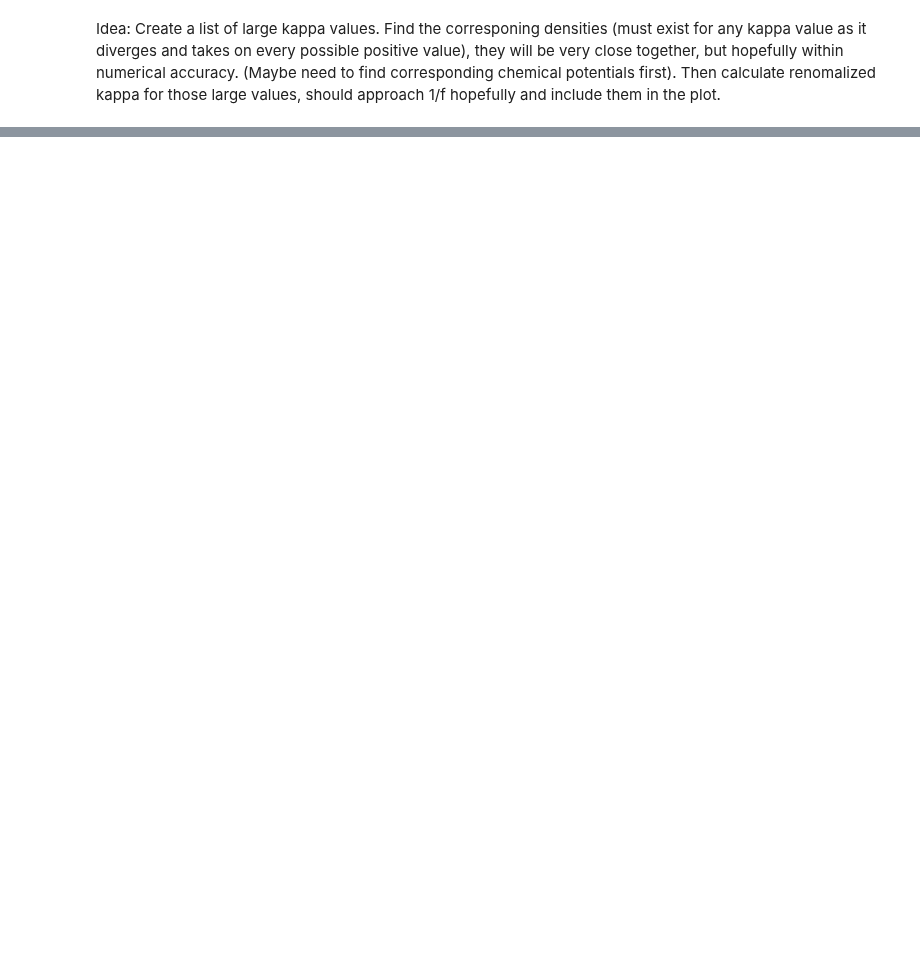
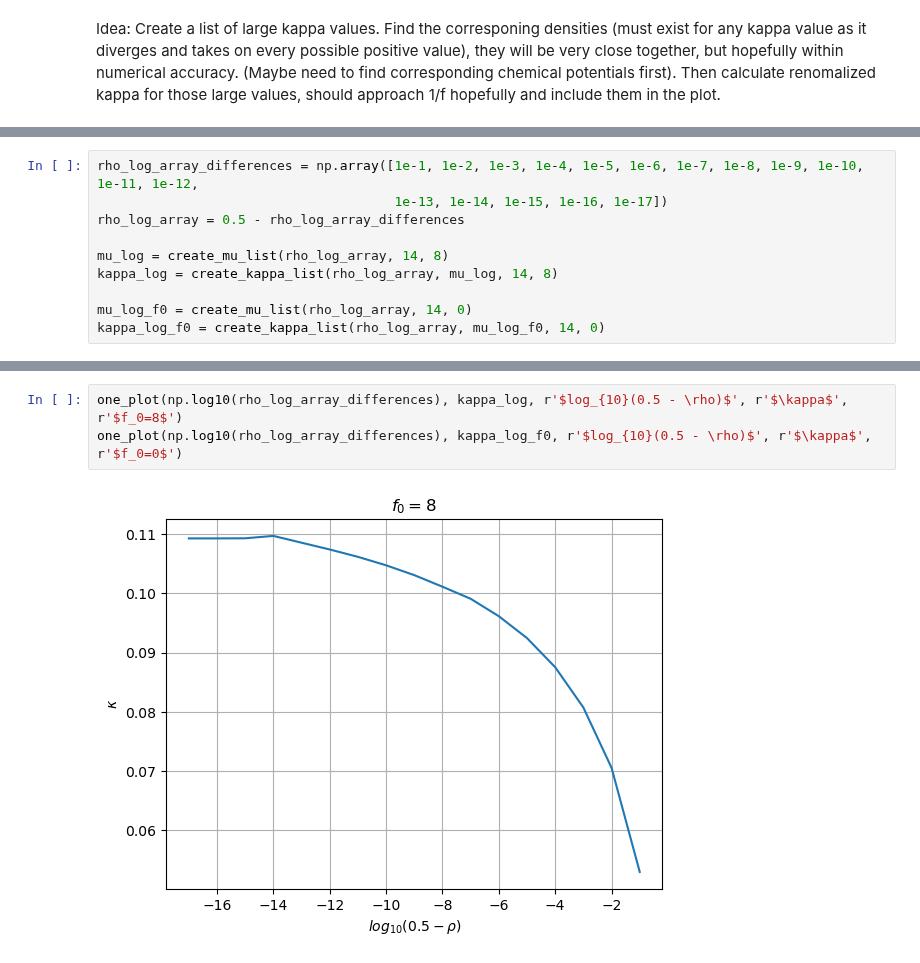
Before and after one commit to janjhch/bachelorthesis, a Jupyter notebook: meanfield/landau_f0_2d.ipynb, the cells around one changed output, grey strips where cells are left out. Drawn from its saved outputs; the diff is of its cells as text; blank space fills up the shorter version.

```diff
--- a/meanfield/landau_f0_2d.ipynb
+++ b/meanfield/landau_f0_2d.ipynb
@@ -249,0 +280,10 @@ Idea: Create a list of large kappa values. Find the corresponing densities (must
+# %%
+rho_log_array_differences = np.array([1e-1, 1e-2, 1e-3, 1e-4, 1e-5, 1e-6, 1e-7, 1e-8, 1e-9, 1e-10, 1e-11, 1e-12,
+                                      1e-13, 1e-14, 1e-15, 1e-16, 1e-17])
+rho_log_array = 0.5 - rho_log_array_differences
+
+mu_log = create_mu_list(rho_log_array, 14, 8)
+kappa_log = create_kappa_list(rho_log_array, mu_log, 14, 8)
+
+mu_log_f0 = create_mu_list(rho_log_array, 14, 0)
+kappa_log_f0 = create_kappa_list(rho_log_array, mu_log_f0, 14, 0)
@@ -249,0 +333,5 @@ Idea: Create a list of large kappa values. Find the corresponing densities (must
+# %%
+one_plot(np.log10(rho_log_array_differences), kappa_log, r'$log_{10}(0.5 - \rho)$', r'$\kappa$', r'$f_0=8$')
+one_plot(np.log10(rho_log_array_differences), kappa_log_f0, r'$log_{10}(0.5 - \rho)$', r'$\kappa$', r'$f_0=0$')
+# %% [output]
+[figure, added]
```
Also changed, not shown: parts of 11 cells of this notebook, 2 other files.
